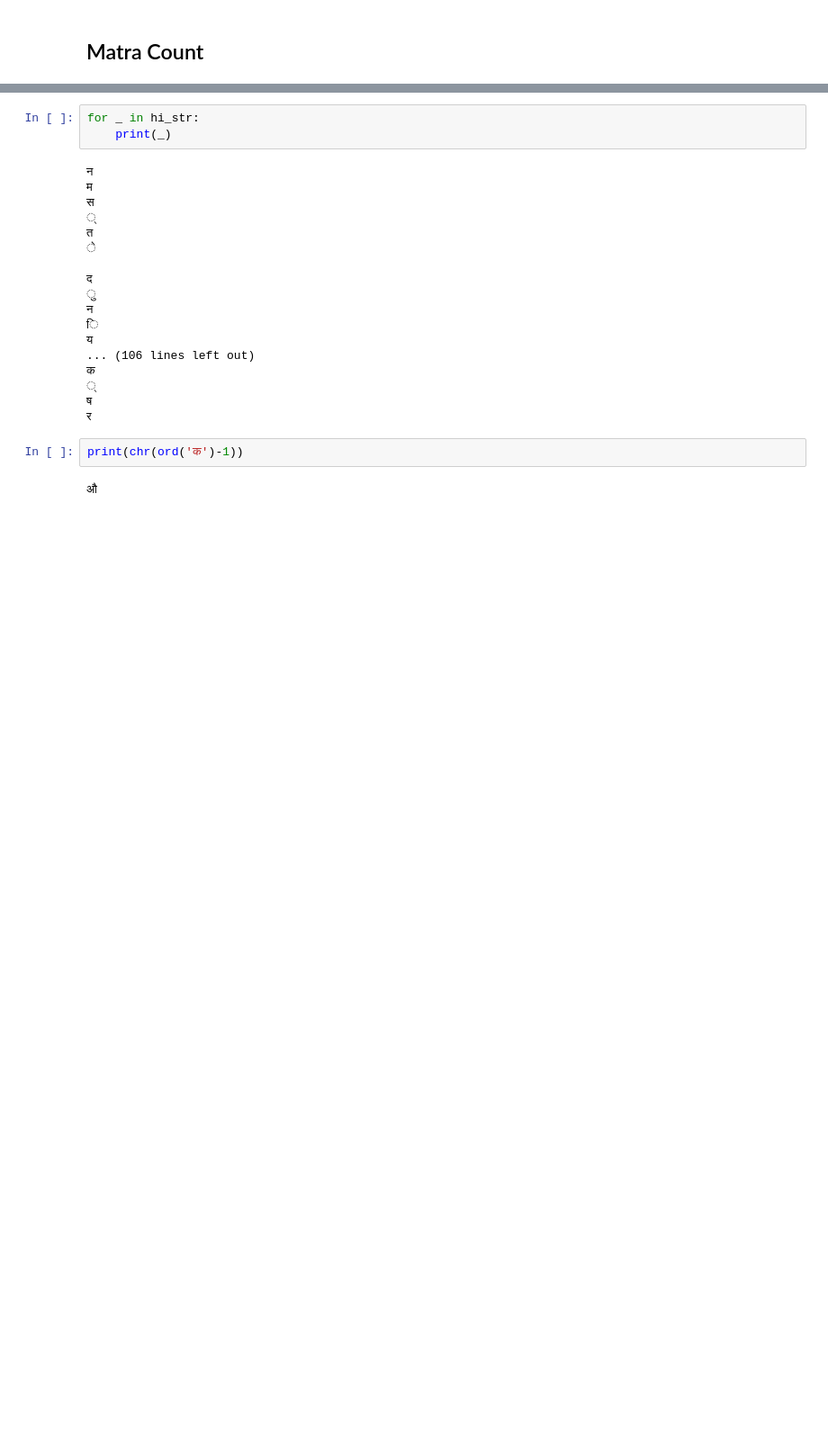
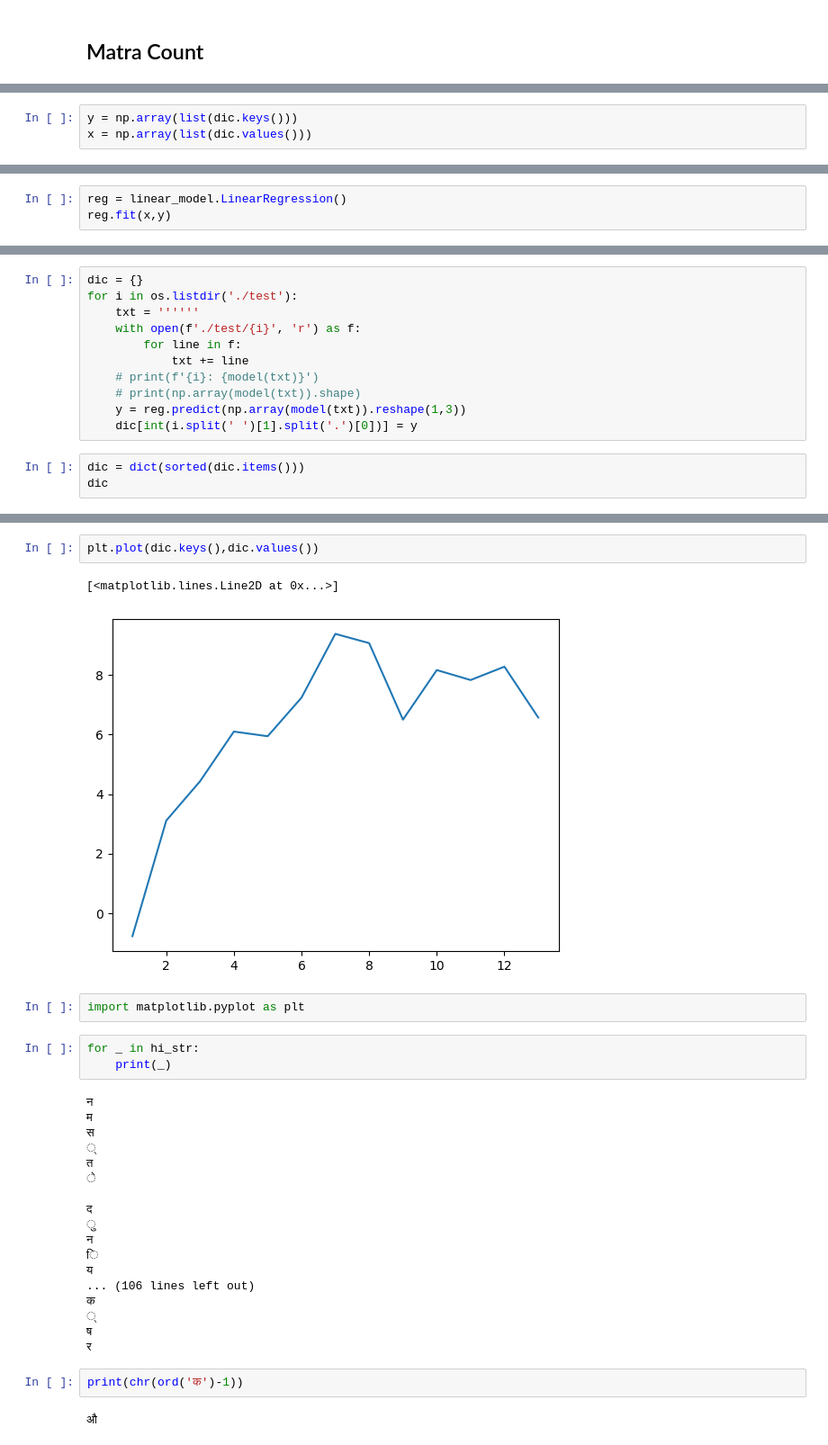
Before and after one commit to akashkb-a01/Hindi-Readability, a Jupyter notebook: test.ipynb, the cells around one changed output, grey strips where cells are left out. Shown at 90% size. Saved outputs shown, nothing was run; the diff lists cells and outputs as text; blank space fills up the shorter version.

Commit message:
Added model

```diff
--- a/test.ipynb
+++ b/test.ipynb
@@ -104,0 +134,3 @@ for word in words:
+# %%
+y = np.array(list(dic.keys()))
+x = np.array(list(dic.values()))
@@ -104,0 +139,3 @@ for word in words:
+# %%
+reg = linear_model.LinearRegression()
+reg.fit(x,y)
@@ -104,0 +148,14 @@ for word in words:
+# %%
+dic = {}
+for i in os.listdir('./test'):
+    txt = ''''''
+    with open(f'./test/{i}', 'r') as f:
+        for line in f:
+            txt += line
+    # print(f'{i}: {model(txt)}')
+    # print(np.array(model(txt)).shape)
+    y = reg.predict(np.array(model(txt)).reshape(1,3))
+    dic[int(i.split(' ')[1].split('.')[0])] = y
+# %%
+dic = dict(sorted(dic.items()))
+dic
@@ -105,3 +176,10 @@ for word in words:
+# %%
+plt.plot(dic.keys(),dic.values())
+# %% [output]
+[<matplotlib.lines.Line2D at 0x...>]
+[figure, added]
+# %%
+import matplotlib.pyplot as plt
 # %%
 for _ in hi_str:
     print(_)
```
Also changed, not shown: parts of 15 cells of this notebook.
